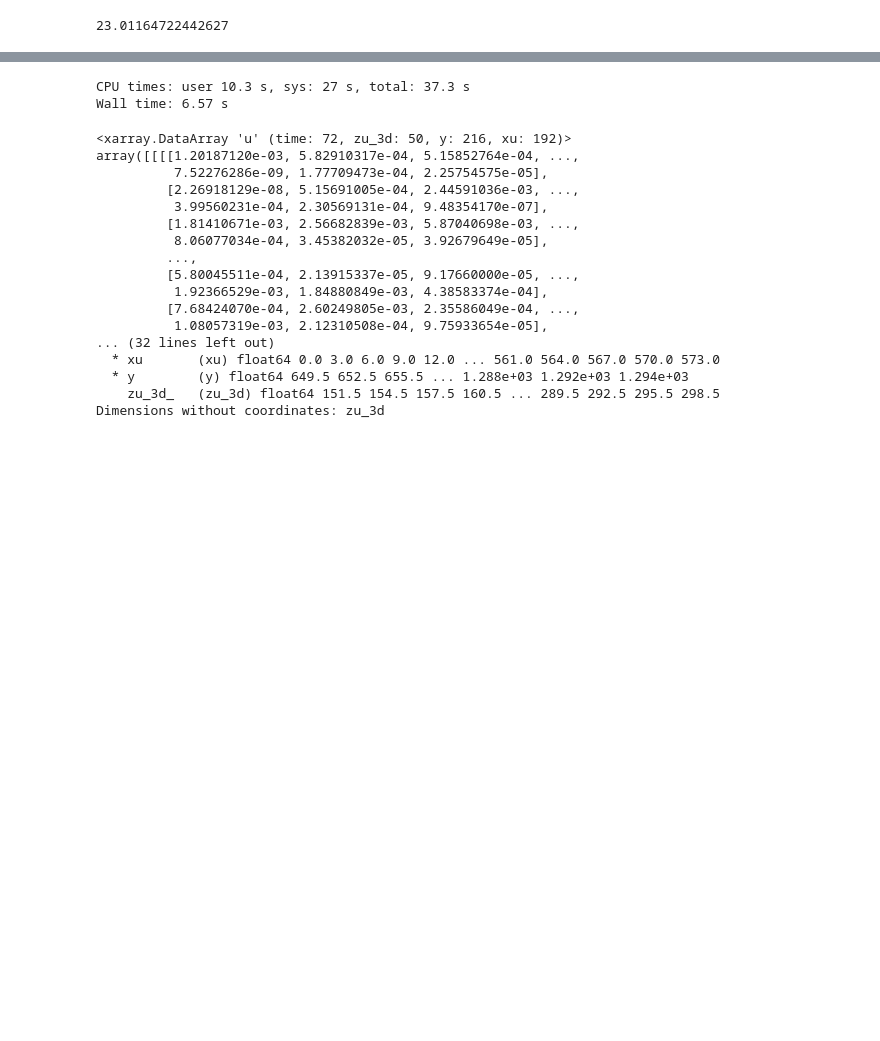
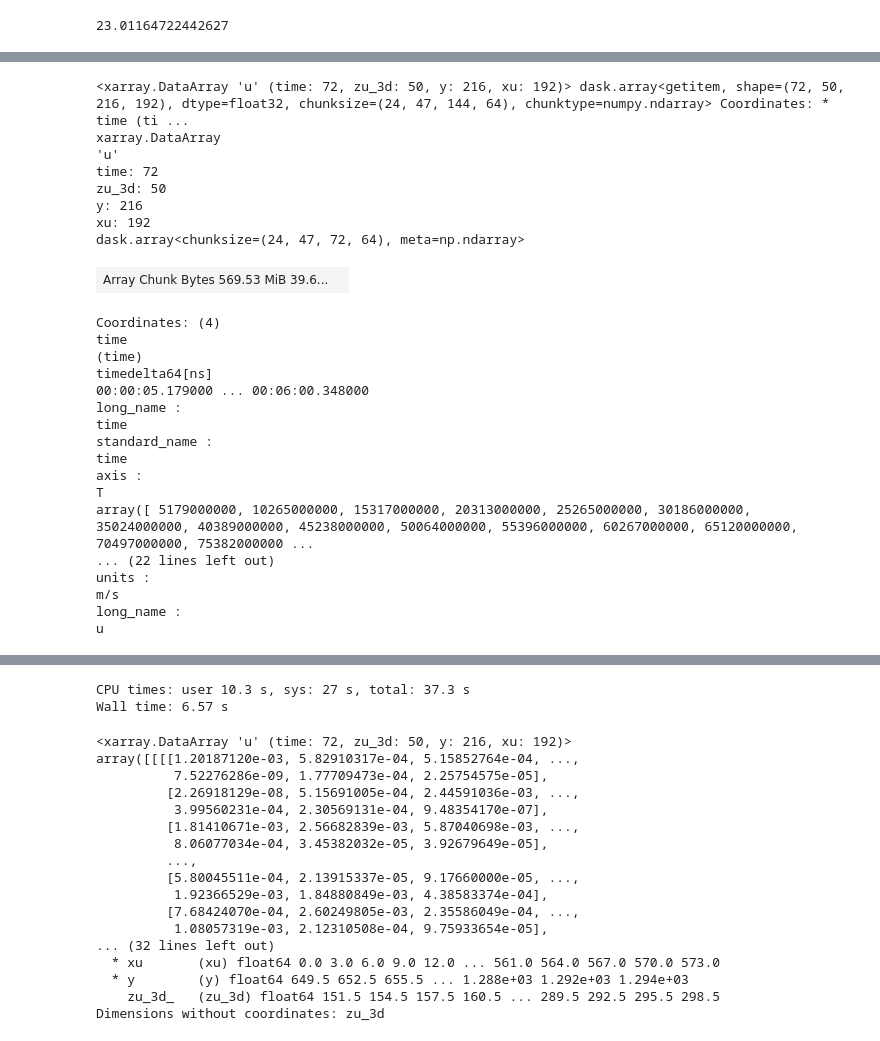
Before and after one commit to madeline-scyphers/palm, a Jupyter notebook: data_analyzer/analyze.ipynb, the cells around one changed output, grey strips where cells are left out. Saved outputs shown, nothing was run; the diff lists cells and outputs as text; code cells hidden in the pictures; blank space fills up the shorter version.

```diff
--- a/data_analyzer/analyze.ipynb
+++ b/data_analyzer/analyze.ipynb
@@ -79,7 +155,7 @@ y_domain = np.arange(int(ds.s.y.size * urban_ratio), ds.s.y.size)
 # # ubar_total = np.sqrt(np.square(sub_ds.u.values) + np.square(sub_ds.v.values) + np.square(sub_ds.w.values))
 # print(time.time() - s)
 # %%
-sub_ds = ds.isel(y=y_domain, yv=y_domain, zu_3d=z_scalar, zw_3d=z_scalar)
+sub_ds = ds.isel(y=y_domain, yv=y_domain, zu_3d=z_scalar, zw_3d=z_scalar,)# x=1, time=0, xu=1)
 # %%
 s = time.time()
 sub_ds.u**2
@@ -89,0 +183,29 @@ dask.array<pow, shape=(72, 50, 216, 192), dtype=float32, chunksize=(24, 46, 144,
+# %%
+sub_ds.u
+# %% [output]
+<xarray.DataArray 'u' (time: 72, zu_3d: 50, y: 216, xu: 192)> dask.array<getitem, shape=(72, 50, 216, 192), dtype=float32, chunksize=(24, 47, 144, 64), chunktype=numpy.ndarray> Coordinates: * time (ti ...
+xarray.DataArray
+'u'
+time: 72
+zu_3d: 50
+y: 216
+xu: 192
+dask.array<chunksize=(24, 47, 72, 64), meta=np.ndarray>
+| Array Chunk Bytes 569.53 MiB 39.6... |  |
+Coordinates: (4)
+time
+(time)
+timedelta64[ns]
+00:00:05.179000 ... 00:06:00.348000
+long_name :
+time
+standard_name :
+time
+axis :
+T
+array([ 5179000000, 10265000000, 15317000000, 20313000000, 25265000000, 30186000000, 35024000000, 40389000000, 45238000000, 50064000000, 55396000000, 60267000000, 65120000000, 70497000000, 75382000000 ...
+... (22 lines left out)
+units :
+m/s
+long_name :
+u
```
Also changed, not shown: parts of 16 cells of this notebook, 2 other files.
